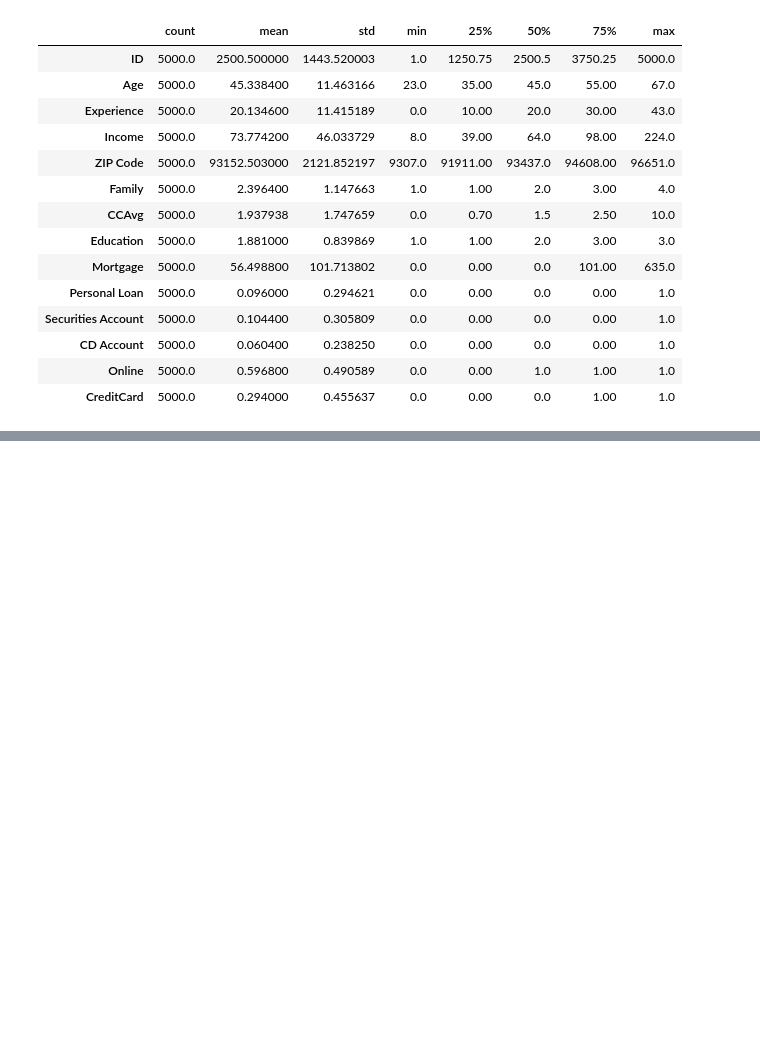
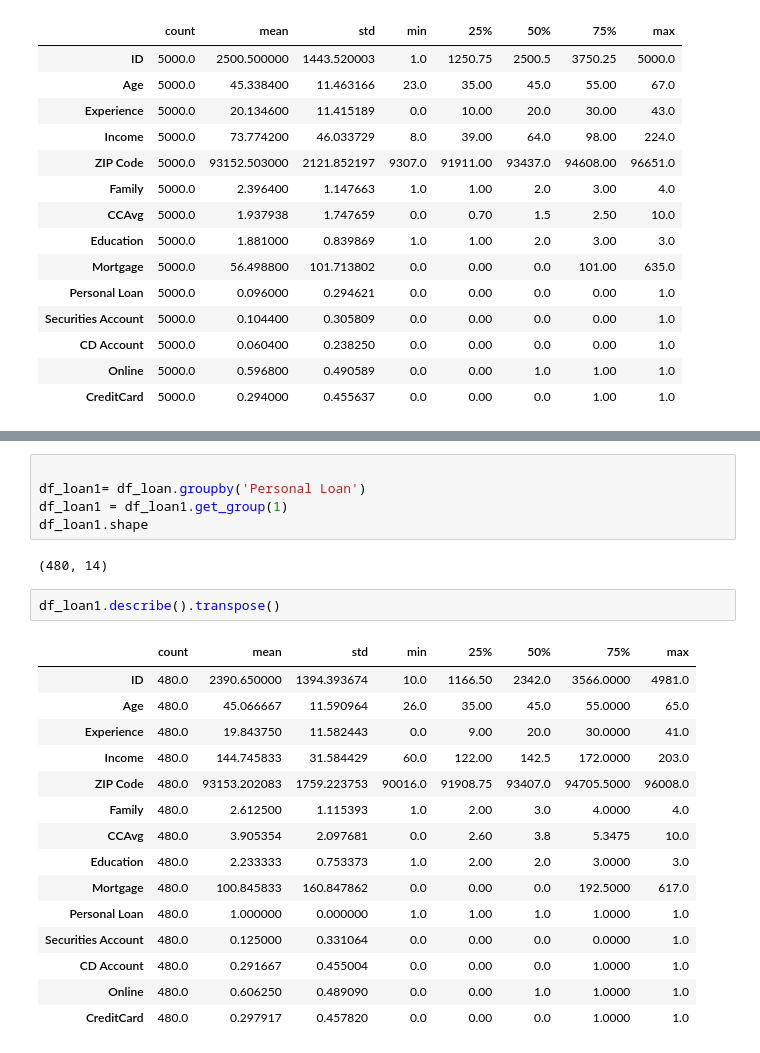
Before and after one commit to tdhakate/CVPython, a Jupyter notebook: Customer_PersonalLoan_Project.ipynb, the cells around one changed output, grey strips where cells are left out. Drawn from its saved outputs; the diff is of its cells as text; blank space fills up the shorter version.

```diff
--- a/Customer_PersonalLoan_Project.ipynb
+++ b/Customer_PersonalLoan_Project.ipynb
@@ -100,0 +149,25 @@ df_loan.describe().transpose()
+# %%
+
+df_loan1= df_loan.groupby('Personal Loan')
+df_loan1 = df_loan1.get_group(1)
+df_loan1.shape
+# %% [output]
+(480, 14)
+# %%
+df_loan1.describe().transpose()
+# %% [output]
+|  | count | mean | std | min | 25% | 50% | 75% | max |
+| ID | 480.0 | 2390.650000 | 1394.393674 | 10.0 | 1166.50 | 2342.0 | 3566.0000 | 4981.0 |
+| Age | 480.0 | 45.066667 | 11.590964 | 26.0 | 35.00 | 45.0 | 55.0000 | 65.0 |
+| Experience | 480.0 | 19.843750 | 11.582443 | 0.0 | 9.00 | 20.0 | 30.0000 | 41.0 |
+| Income | 480.0 | 144.745833 | 31.584429 | 60.0 | 122.00 | 142.5 | 172.0000 | 203.0 |
+| ZIP Code | 480.0 | 93153.202083 | 1759.223753 | 90016.0 | 91908.75 | 93407.0 | 94705.5000 | 96008.0 |
+| Family | 480.0 | 2.612500 | 1.115393 | 1.0 | 2.00 | 3.0 | 4.0000 | 4.0 |
+| CCAvg | 480.0 | 3.905354 | 2.097681 | 0.0 | 2.60 | 3.8 | 5.3475 | 10.0 |
+| Education | 480.0 | 2.233333 | 0.753373 | 1.0 | 2.00 | 2.0 | 3.0000 | 3.0 |
+| Mortgage | 480.0 | 100.845833 | 160.847862 | 0.0 | 0.00 | 0.0 | 192.5000 | 617.0 |
+| Personal Loan | 480.0 | 1.000000 | 0.000000 | 1.0 | 1.00 | 1.0 | 1.0000 | 1.0 |
+| Securities Account | 480.0 | 0.125000 | 0.331064 | 0.0 | 0.00 | 0.0 | 0.0000 | 1.0 |
+| CD Account | 480.0 | 0.291667 | 0.455004 | 0.0 | 0.00 | 0.0 | 1.0000 | 1.0 |
+| Online | 480.0 | 0.606250 | 0.489090 | 0.0 | 0.00 | 1.0 | 1.0000 | 1.0 |
+| CreditCard | 480.0 | 0.297917 | 0.457820 | 0.0 | 0.00 | 0.0 | 1.0000 | 1.0 |
```
Also changed, not shown: parts of 20 cells of this notebook.
